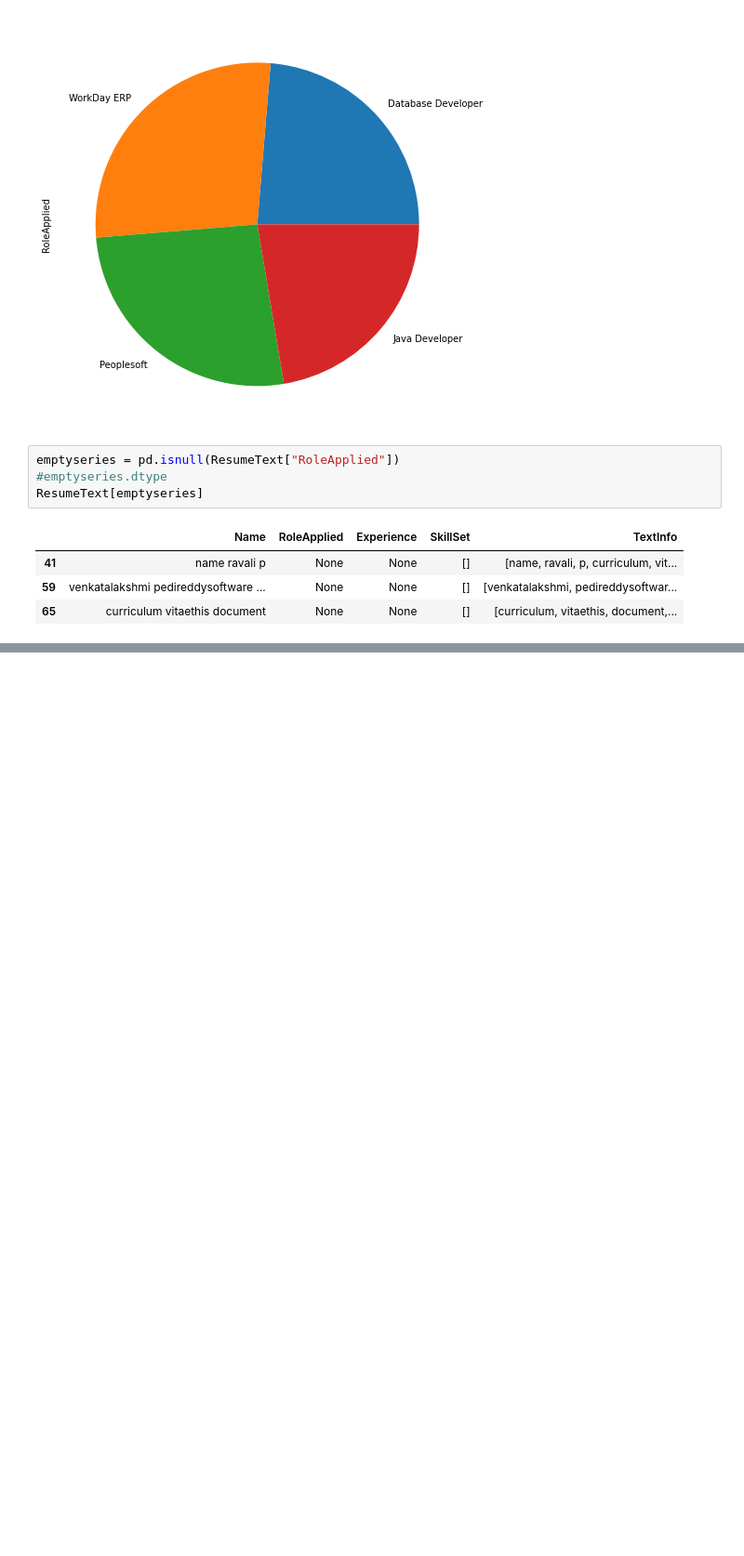
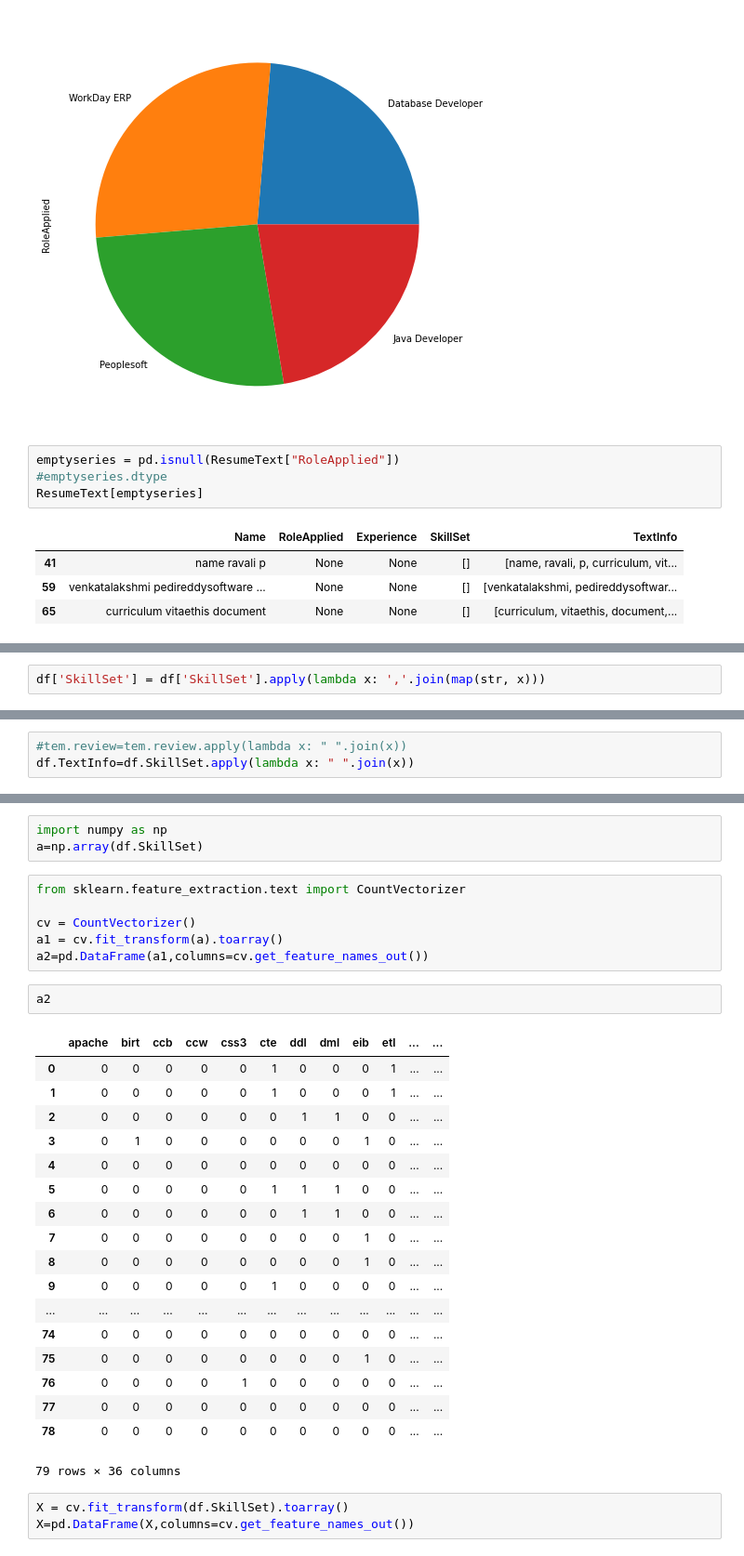
Before and after one commit to renkuntlamahessh/Resume-Classification-Project-, a Jupyter notebook: Resume_Classification.ipynb, the cells around one changed output, grey strips where cells are left out. Shown at 93% size. Cells and saved outputs as stored; diff of their text form; blank space fills up the shorter version.

```diff
--- a/Resume_Classification.ipynb
+++ b/Resume_Classification.ipynb
@@ -367,0 +424,2 @@ ResumeText
+# %%
+df['SkillSet'] = df['SkillSet'].apply(lambda x: ','.join(map(str, x)))
@@ -367,0 +455,3 @@ ResumeText
+# %%
+#tem.review=tem.review.apply(lambda x: " ".join(x))
+df.TextInfo=df.SkillSet.apply(lambda x: " ".join(x))
@@ -367,0 +467,33 @@ ResumeText
+# %%
+import numpy as np
+a=np.array(df.SkillSet)
+# %%
+from sklearn.feature_extraction.text import CountVectorizer
+
+cv = CountVectorizer()
+a1 = cv.fit_transform(a).toarray()
+a2=pd.DataFrame(a1,columns=cv.get_feature_names_out())
+# %%
+a2
+# %% [output]
+|  | apache | birt | ccb | ccw | css3 | cte | ddl | dml | eib | etl | ... | ... |
+| 0 | 0 | 0 | 0 | 0 | 0 | 1 | 0 | 0 | 0 | 1 | ... | ... |
+| 1 | 0 | 0 | 0 | 0 | 0 | 1 | 0 | 0 | 0 | 1 | ... | ... |
+| 2 | 0 | 0 | 0 | 0 | 0 | 0 | 1 | 1 | 0 | 0 | ... | ... |
+| 3 | 0 | 1 | 0 | 0 | 0 | 0 | 0 | 0 | 1 | 0 | ... | ... |
+| 4 | 0 | 0 | 0 | 0 | 0 | 0 | 0 | 0 | 0 | 0 | ... | ... |
+| 5 | 0 | 0 | 0 | 0 | 0 | 1 | 1 | 1 | 0 | 0 | ... | ... |
+| 6 | 0 | 0 | 0 | 0 | 0 | 0 | 1 | 1 | 0 | 0 | ... | ... |
+| 7 | 0 | 0 | 0 | 0 | 0 | 0 | 0 | 0 | 1 | 0 | ... | ... |
+| 8 | 0 | 0 | 0 | 0 | 0 | 0 | 0 | 0 | 1 | 0 | ... | ... |
+| 9 | 0 | 0 | 0 | 0 | 0 | 1 | 0 | 0 | 0 | 0 | ... | ... |
+| ... | ... | ... | ... | ... | ... | ... | ... | ... | ... | ... | ... | ... |
+| 74 | 0 | 0 | 0 | 0 | 0 | 0 | 0 | 0 | 0 | 0 | ... | ... |
+| 75 | 0 | 0 | 0 | 0 | 0 | 0 | 0 | 0 | 1 | 0 | ... | ... |
+| 76 | 0 | 0 | 0 | 0 | 1 | 0 | 0 | 0 | 0 | 0 | ... | ... |
+| 77 | 0 | 0 | 0 | 0 | 0 | 0 | 0 | 0 | 0 | 0 | ... | ... |
+| 78 | 0 | 0 | 0 | 0 | 0 | 0 | 0 | 0 | 0 | 0 | ... | ... |
+79 rows × 36 columns
+# %%
+X = cv.fit_transform(df.SkillSet).toarray()
+X=pd.DataFrame(X,columns=cv.get_feature_names_out())
```
Also changed, not shown: parts of 18 cells of this notebook.
